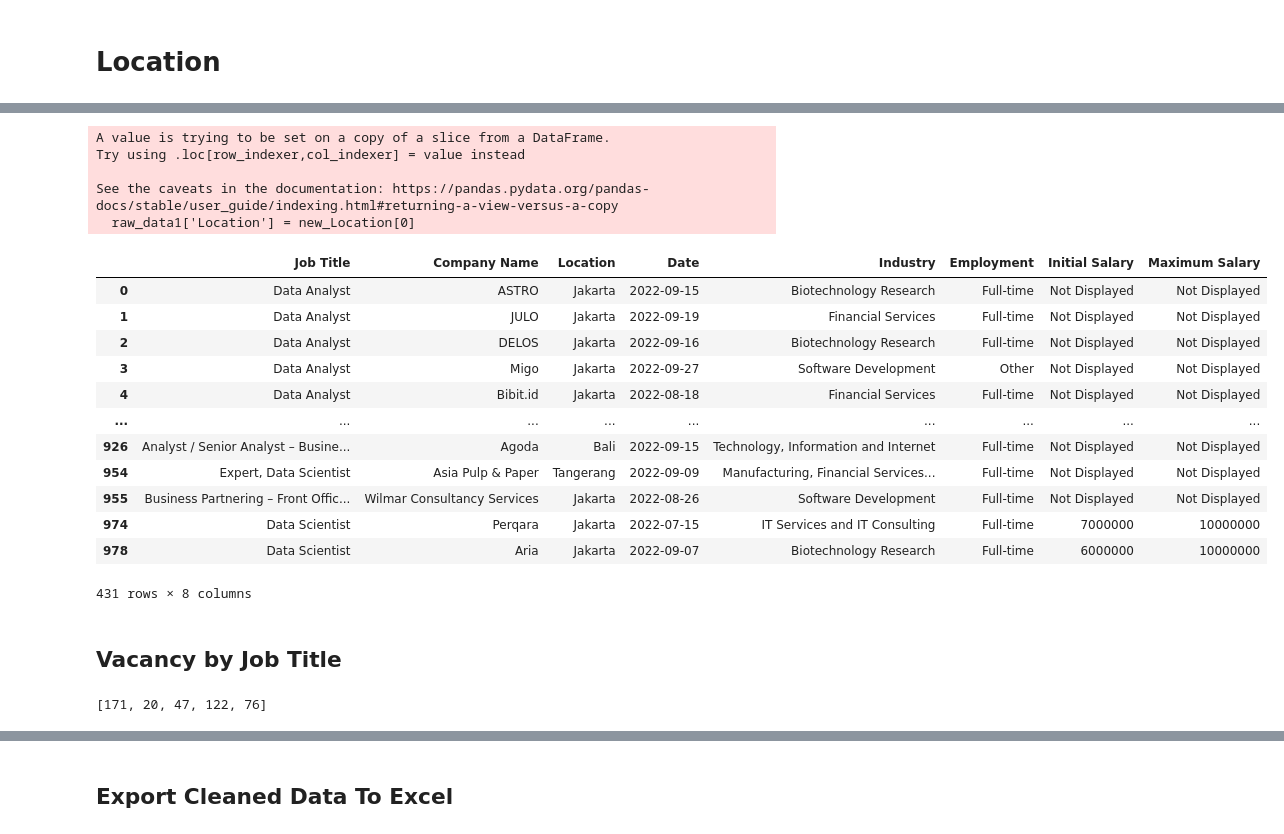
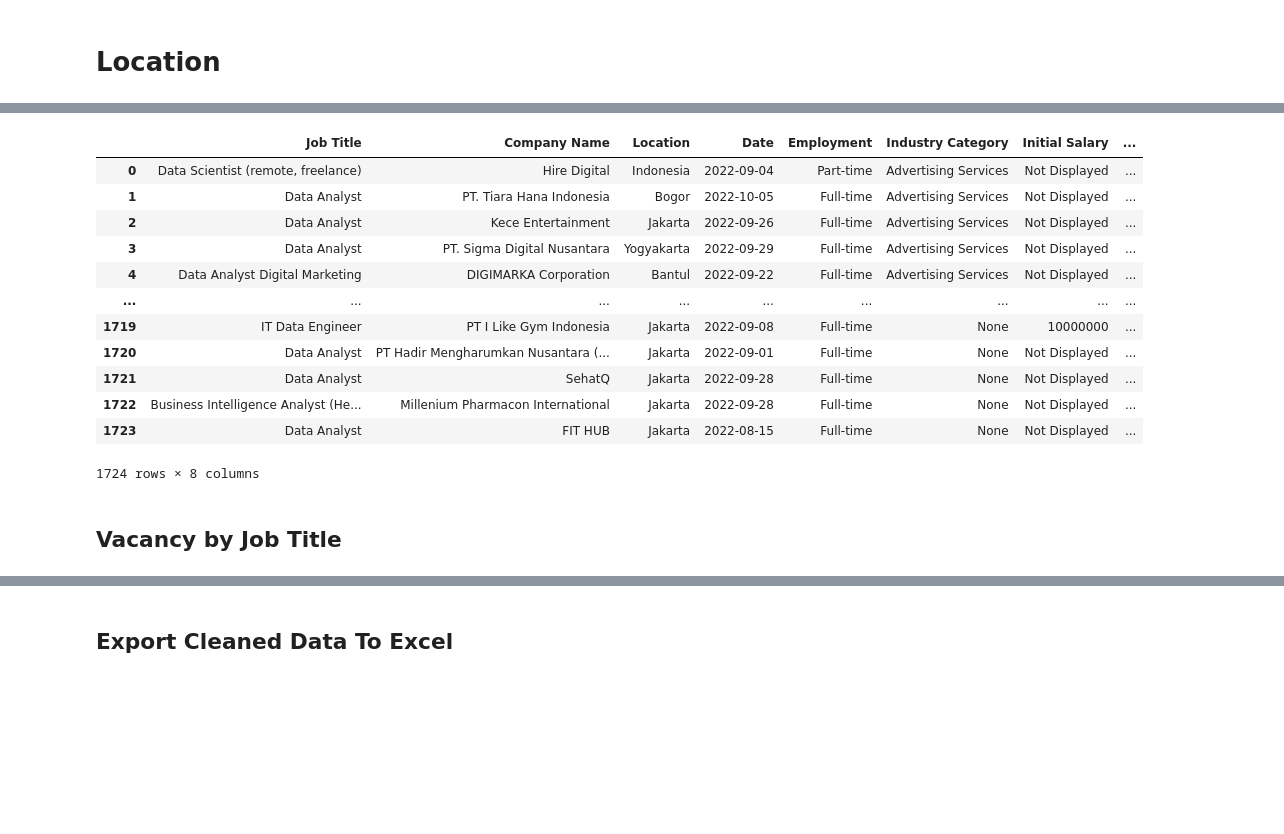
Before and after one commit to imama2/data_profession_indonesia, a Jupyter notebook: data_cleaning_preparation.ipynb, the cells around one changed output, grey strips where cells are left out. Saved outputs shown, nothing was run; the diff lists cells and outputs as text; code cells hidden in the pictures; blank space fills up the shorter version.

```diff
--- a/data_cleaning_preparation.ipynb
+++ b/data_cleaning_preparation.ipynb
@@ -475,6 +489,6 @@ See the caveats in the documentation: https://pandas.pydata.org/pandas-docs/stab
 # %% [markdown]
 ## Employment
 # %%
-raw_data1['Employment'] = raw_data1['Employment'].str.replace('\s', '', regex = True)
-raw_data1['Employment'].unique()
+raw_data_copy['Employment'] = raw_data_copy['Employment'].str.replace('\s', '', regex = True)
+raw_data_copy['Employment'].unique()
 # %% [output]
@@ -488,2 +497,2 @@ array(['Full-time', 'Other', nan, 'Internship', 'Contract', 'Part-time'],
 # %%
-raw_data1['Employment'].fillna('Not Displayed', inplace = True)
+raw_data_copy['Employment'].fillna('Not Displayed', inplace = True)
@@ -500,7 +504,7 @@ array(['Full-time', 'Other', 'Not Displayed', 'Internship', 'Contract',
 # %% [markdown]
 # Location
 # %%
-new_Location = raw_data1['Location'].str.split(',', n = 1, expand = True)
+new_Location = raw_data_copy['Location'].str.split(',', n = 1, expand = True)
 new_Location
 # %% [output]
 |  | 0 | 1 |
@@ -555,26 +551,20 @@ array([' Indonesia', ' Jakarta, Indonesia', ' East Java, Indonesia',
 # %%
-raw_data1['Location'] = new_Location[0]
+raw_data_copy['Location'] = new_Location[0]
-# %% [output]
-A value is trying to be set on a copy of a slice from a DataFrame.
-Try using .loc[row_indexer,col_indexer] = value instead
-
-See the caveats in the documentation: https://pandas.pydata.org/pandas-docs/stable/user_guide/indexing.html#returning-a-view-versus-a-copy
-  raw_data1['Location'] = new_Location[0]
 # %%
-raw_data1
+raw_data_copy
 # %% [output]
-|  | Job Title | Company Name | Location | Date | Industry | Employment | Initial Salary | Maximum Salary |
-| 0 | Data Analyst | ASTRO | Jakarta | 2022-09-15 | Biotechnology Research | Full-time | Not Displayed | Not Displayed |
-| 1 | Data Analyst | JULO | Jakarta | 2022-09-19 | Financial Services | Full-time | Not Displayed | Not Displayed |
-| 2 | Data Analyst | DELOS | Jakarta | 2022-09-16 | Biotechnology Research | Full-time | Not Displayed | Not Displayed |
-| 3 | Data Analyst | Migo | Jakarta | 2022-09-27 | Software Development | Other | Not Displayed | Not Displayed |
-| 4 | Data Analyst | Bibit.id | Jakarta | 2022-08-18 | Financial Services | Full-time | Not Displayed | Not Displayed |
+|  | Job Title | Company Name | Location | Date | Employment | Industry Category | Initial Salary | ... |
+| 0 | Data Scientist (remote, freelance) | Hire Digital | Indonesia | 2022-09-04 | Part-time | Advertising Services | Not Displayed | ... |
+| 1 | Data Analyst | PT. Tiara Hana Indonesia | Bogor | 2022-10-05 | Full-time | Advertising Services | Not Displayed | ... |
+| 2 | Data Analyst | Kece Entertainment | Jakarta | 2022-09-26 | Full-time | Advertising Services | Not Displayed | ... |
+| 3 | Data Analyst | PT. Sigma Digital Nusantara | Yogyakarta | 2022-09-29 | Full-time | Advertising Services | Not Displayed | ... |
+| 4 | Data Analyst Digital Marketing | DIGIMARKA Corporation | Bantul | 2022-09-22 | Full-time | Advertising Services | Not Displayed | ... |
 | ... | ... | ... | ... | ... | ... | ... | ... | ... |
-| 926 | Analyst / Senior Analyst – Busine... | Agoda | Bali | 2022-09-15 | Technology, Information and Internet | Full-time | Not Displayed | Not Displayed |
-| 954 | Expert, Data Scientist | Asia Pulp & Paper | Tangerang | 2022-09-09 | Manufacturing, Financial Services... | Full-time | Not Displayed | Not Displayed |
-| 955 | Business Partnering – Front Offic... | Wilmar Consultancy Services | Jakarta | 2022-08-26 | Software Development | Full-time | Not Displayed | Not Displayed |
-| 974 | Data Scientist | Perqara | Jakarta | 2022-07-15 | IT Services and IT Consulting | Full-time | 7000000 | 10000000 |
-| 978 | Data Scientist | Aria | Jakarta | 2022-09-07 | Biotechnology Research | Full-time | 6000000 | 10000000 |
+| 1719 | IT Data Engineer | PT I Like Gym Indonesia | Jakarta | 2022-09-08 | Full-time | None | 10000000 | ... |
+| 1720 | Data Analyst | PT Hadir Mengharumkan Nusantara (... | Jakarta | 2022-09-01 | Full-time | None | Not Displayed | ... |
+| 1721 | Data Analyst | SehatQ | Jakarta | 2022-09-28 | Full-time | None | Not Displayed | ... |
+| 1722 | Business Intelligence Analyst (He... | Millenium Pharmacon International | Jakarta | 2022-09-28 | Full-time | None | Not Displayed | ... |
+| 1723 | Data Analyst | FIT HUB | Jakarta | 2022-08-15 | Full-time | None | Not Displayed | ... |
-431 rows × 8 columns
+1724 rows × 8 columns
 # %% [markdown]
 ## Vacancy by Job Title
@@ -584,7 +570,0 @@ jt_count = []
-# %%
-for row in job_list[0]:
-    count0 = raw_data1['Job Title'].str.count(row)
-    jt_count.append(count0.sum())
-jt_count
-# %% [output]
-[171, 20, 47, 122, 76]
```
Also changed, not shown: parts of 73 cells of this notebook.
